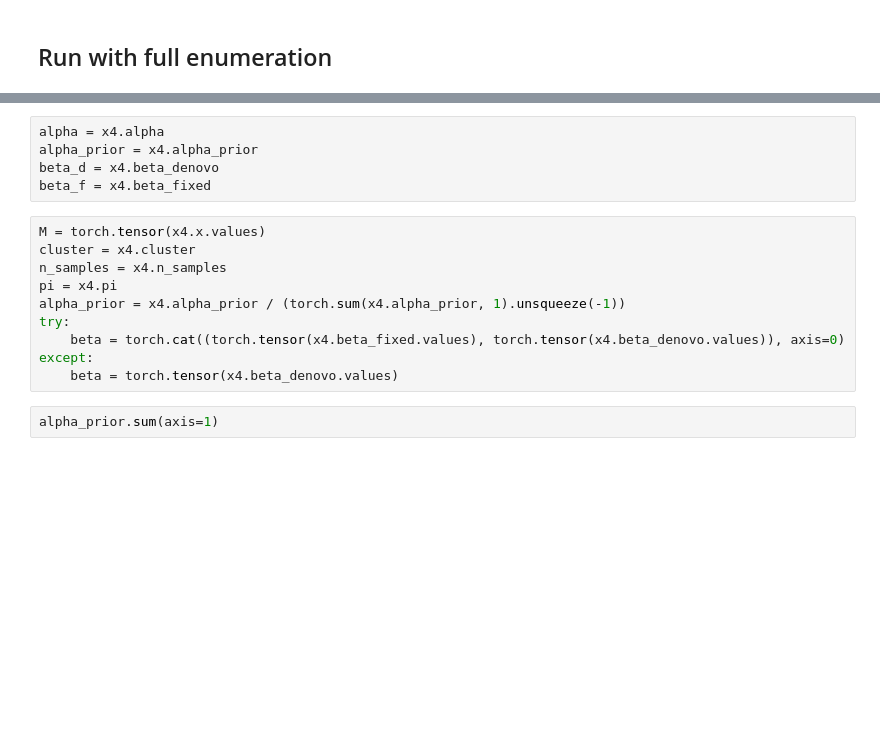
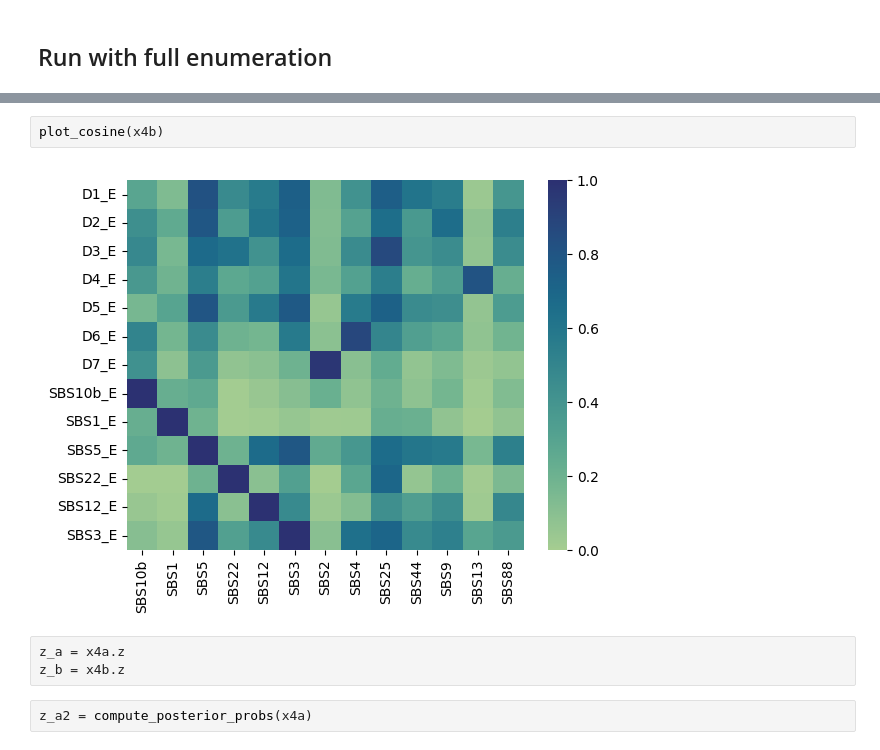
Before and after one commit to edithvillegas/pybasilicah, a Jupyter notebook: test_simul.ipynb, the cells around one changed output, grey strips where cells are left out. Drawn from its saved outputs; the diff is of its cells as text; blank space fills up the shorter version.

```diff
--- a/test_simul.ipynb
+++ b/test_simul.ipynb
@@ -94,17 +166,9 @@ plot_cosine(x4)
-# %%
-alpha = x4.alpha
-alpha_prior = x4.alpha_prior
-beta_d = x4.beta_denovo
-beta_f = x4.beta_fixed
-# %%
-M = torch.tensor(x4.x.values)
-cluster = x4.cluster
-n_samples = x4.n_samples
-pi = x4.pi
-alpha_prior = x4.alpha_prior / (torch.sum(x4.alpha_prior, 1).unsqueeze(-1))
-try:
-    beta = torch.cat((torch.tensor(x4.beta_fixed.values), torch.tensor(x4.beta_denovo.values)), axis=0)
-except:
-    beta = torch.tensor(x4.beta_denovo.values)
-# %%
-alpha_prior.sum(axis=1)
+# %%
+plot_cosine(x4b)
+# %% [output]
+[figure, added]
+# %%
+z_a = x4a.z
+z_b = x4b.z
+# %%
+z_a2 = compute_posterior_probs(x4a)
```
Also changed, not shown: parts of 28 cells of this notebook, 4 other files.
